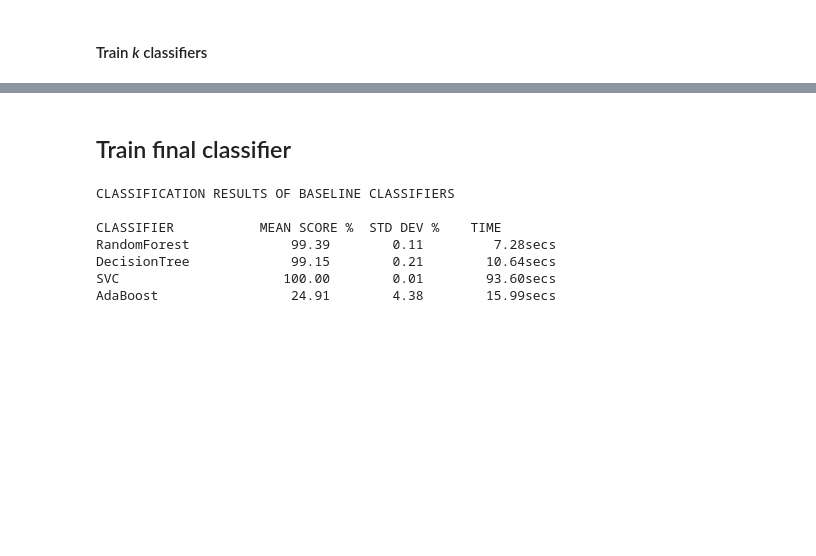
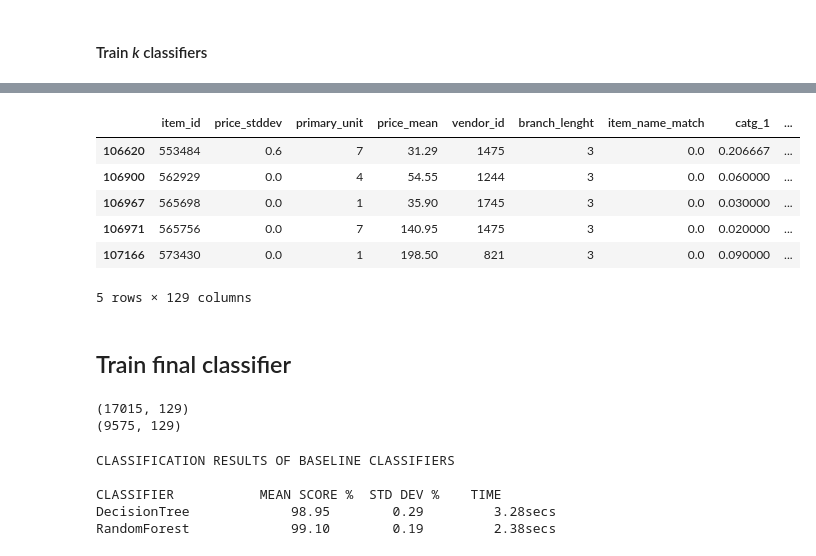
Before and after one commit to omoju/receiptdID, a Jupyter notebook: receiptID_2_Model.ipynb, the cells around one changed output, grey strips where cells are left out. Drawn from its saved outputs; the diff is of its cells as text; code cells hidden in the pictures; blank space fills up the shorter version.

```diff
--- a/receiptID_2_Model.ipynb
+++ b/receiptID_2_Model.ipynb
@@ -734,0 +642,9 @@ Successfully shuffled and split the data!
+# %%
+# drop rows that have the overlap between training and testing data from the training data
+
+test_item_id = [x for x in data.item_id]
+training_item_id = [x for x in the_df.item_id]
+overlap = set(training_item_id).intersection(test_item_id)
+mask = the_df[['item_id']].isin(list(overlap)).all(axis=1)
+overlap_index = the_df.ix[mask].index
+the_df.drop(the_df.ix[mask].index, inplace = True)
@@ -734,0 +654,3 @@ Successfully shuffled and split the data!
+# %%
+label_mask_train = the_df[['label']].isin([key for key in scores.keys()]).all(axis=1)
+the_df = the_df.ix[label_mask_train, ]
@@ -735,31 +688,44 @@ Successfully shuffled and split the data!
+# %%
+X.head()
+# %% [output]
+|  | item_id | price_stddev | primary_unit | price_mean | vendor_id | branch_lenght | item_name_match | catg_1 | ... |
+| 106620 | 553484 | 0.6 | 7 | 31.29 | 1475 | 3 | 0.0 | 0.206667 | ... |
+| 106900 | 562929 | 0.0 | 4 | 54.55 | 1244 | 3 | 0.0 | 0.060000 | ... |
+| 106967 | 565698 | 0.0 | 1 | 35.90 | 1745 | 3 | 0.0 | 0.030000 | ... |
+| 106971 | 565756 | 0.0 | 7 | 140.95 | 1475 | 3 | 0.0 | 0.020000 | ... |
+| 107166 | 573430 | 0.0 | 1 | 198.50 | 821 | 3 | 0.0 | 0.090000 | ... |
+5 rows × 129 columns
 # %% [markdown]
 ## Train final classifier
+# %%
+models = {
+          'DecisionTree': DecisionTreeClassifier(random_state=seed),
+          'RandomForest': RandomForestClassifier(n_estimators=10, n_jobs=-1, random_state=seed),
+         }
+
+scaler = RobustScaler()
+X_transform = scaler.fit_transform(X)
+X_test_transform  = scaler.fit_transform(X_test)
+
+print(X_transform.shape)
+print(X_test_transform.shape)
+# %% [output]
+(17015, 129)
+(9575, 129)
 # %%
-models = {
-          'DecisionTree': DecisionTreeClassifier(random_state=seed),
-          'SVC': LinearSVC(random_state=seed),
-          'RandomForest': RandomForestClassifier(random_state=seed),
-          'AdaBoost': AdaBoostClassifier(n_estimators=10, random_state=seed)
-         }
-
-scaler = RobustScaler()
-X_transform = scaler.fit_transform(X_train)
-
 print('CLASSIFICATION RESULTS OF BASELINE CLASSIFIERS\n')
-print('{:20}{:^15}{:^10}{:>10}'.format('CLASSIFIER', 'MEAN SCORE %', 'STD DEV %', 'TIME'))
+print('{:20}{:^15}{:^10}{:^10}'.format('CLASSIFIER', 'MEAN SCORE %', 'STD DEV %', 'TIME'))
 
 
 for clf_name, clf in models.iteritems():
     t0 = time()
-    results = cross_val_score(clf, X_transform, y_train, cv=5)
+    results = cross_val_score(clf, X_transform, y, cv=5)
     t1 = time() - t0
     print('{:20}{:^15.2f}{:^10.2f}{:>10.2f}secs'.format(clf_name, results.mean()*100, results.std()*100, t1))
 # %% [output]
 CLASSIFICATION RESULTS OF BASELINE CLASSIFIERS
 
 CLASSIFIER           MEAN SCORE %  STD DEV %    TIME
-RandomForest             99.39        0.11         7.28secs
-DecisionTree             99.15        0.21        10.64secs
-SVC                     100.00        0.01        93.60secs
-AdaBoost                 24.91        4.38        15.99secs
+DecisionTree             98.95        0.29         3.28secs
+RandomForest             99.10        0.19         2.38secs
 # %%
```
Also changed, not shown: parts of 76 cells of this notebook.
